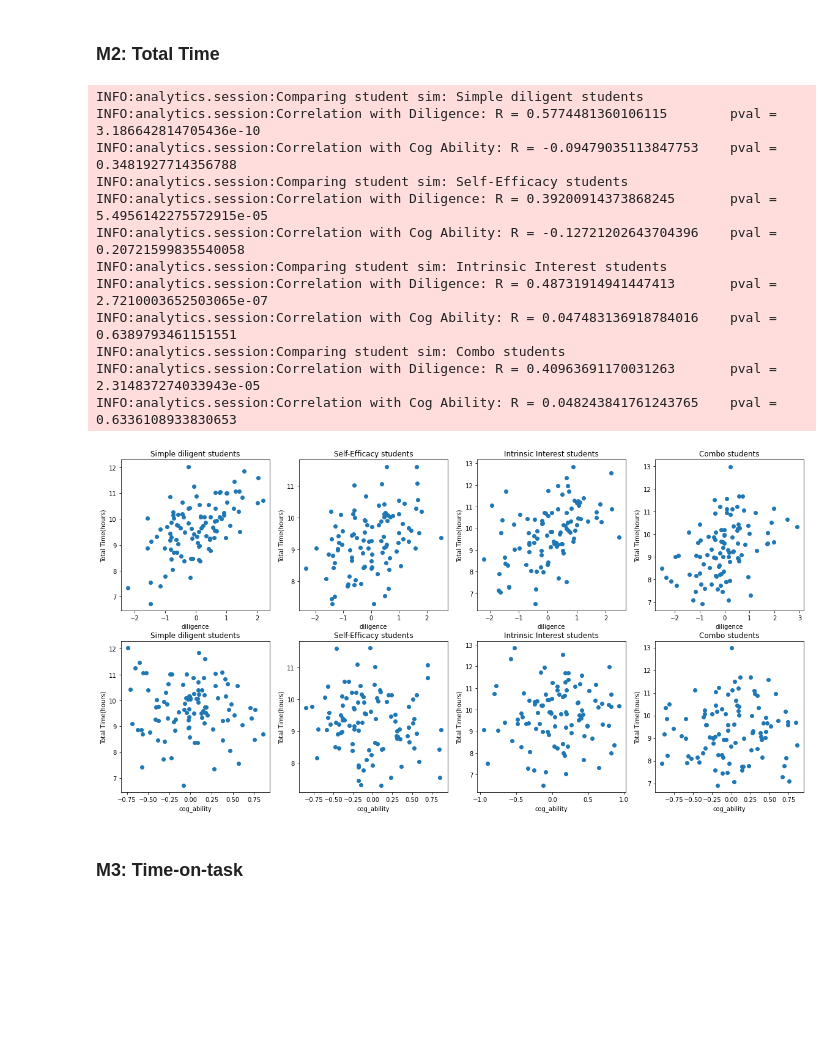
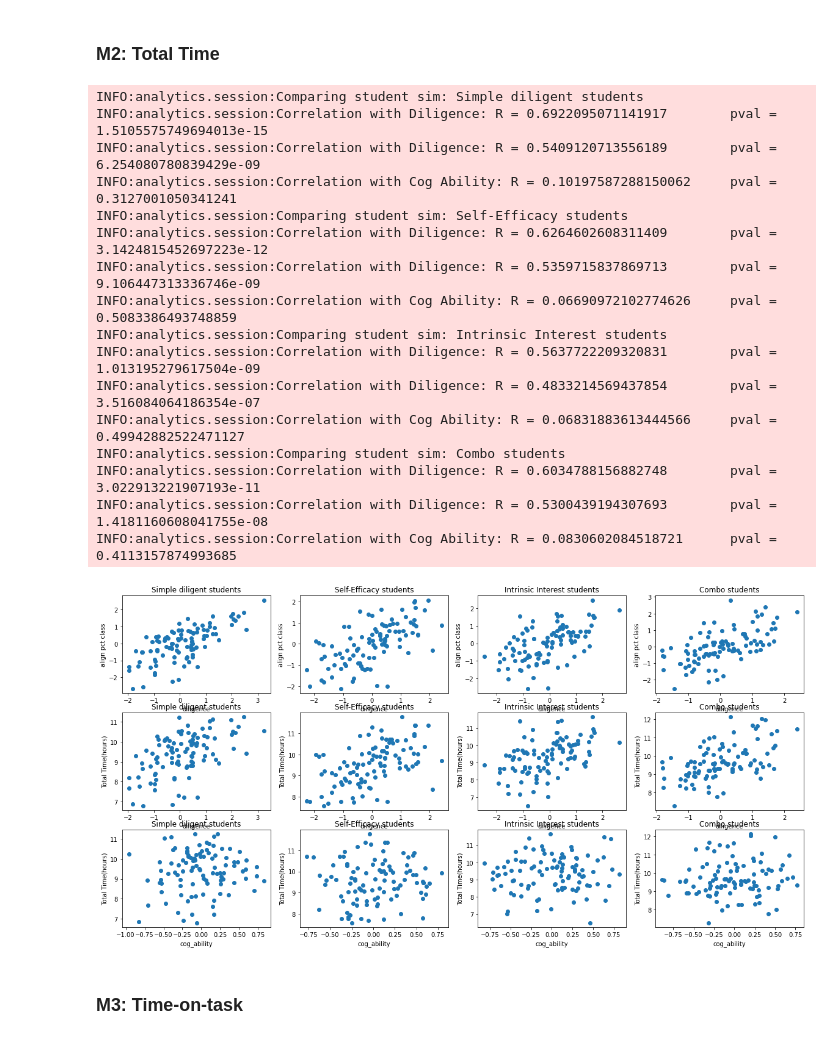
Before and after one commit to stevencdang/MotivSim, a Jupyter notebook: notebooks/Compare_Dil_est-3.ipynb, the cells around one changed output. Drawn from its saved outputs; the diff is of its cells as text; code cells hidden in the pictures; blank space fills up the shorter version.

```diff
--- a/notebooks/Compare_Dil_est-3.ipynb
+++ b/notebooks/Compare_Dil_est-3.ipynb
@@ -675,15 +864,23 @@ for desc in batch_descs:
 
     args = [session_calc.calc_stu_session_stats, sid, 50]
     ses_stats, runtime = batch_calc.time_calc(batch_calc.batch_calc, args)
-    logger.info(f"Calculated student activity stats: {ses_stats.shape}\tRuntime: {runtime} seconds")
+    logger.info(f"Calculated student session stats: {ses_stats.shape}\tRuntime: {runtime} seconds")
 
     args = [calc_stats, sid, 50]
     dil_stats, runtime = batch_calc.time_calc(batch_calc.batch_calc, args)
     logger.info(f"Calculated diligence stats: {dil_stats.shape}\tRuntime: {runtime} seconds")
 
+    args = [get_afm_steps, sid, 50]
+    afm_steps, runtime = batch_calc.time_calc(batch_calc.batch_calc, args)
+    logger.info(f"Calculated Step rollup for afm: {afm_steps.shape}\tRuntime: {runtime} seconds")
+
+#    stu_afm = run_afm(afm_steps)
+    stu_afm, runtime = batch_calc.time_calc(run_afm, [afm_steps])
+    logger.info(f"Calculated afm intercepts: {stu_afm.shape}\tRuntime: {runtime} seconds")
+
 
     stu_stats[desc] = pd.concat([sim_students, action_dist, tx_stats, ses_stats,
-                                 dil_stats], axis=1)
+                                 dil_stats, stu_afm], axis=1)
     logger.info(f"Merged new stats together: {stu_stats[desc].shape}")
 # %% [output]
 INFO:analytics.session:Starting calculation
@@ -707,0 +927,11 @@ INFO:analytics.session:Merged new stats together: (100, 68)
+# %%
+measures = ['pct class', 'Pct OffTask', 'start speed', 'early finish']
+cor_mat = {desc: pd.DataFrame(index=measures, columns = measures) for desc in batch_descs}
+for i, desc in enumerate(batch_descs):
+    logger.info(f"Comparing student sim: {desc}")
+    ss = stu_stats[desc]
+    for m_i in measures:
+        for m_j in measures:
+            corr, pval = pearsonr(ss[m_i],ss[m_j])
+            cor_mat[desc].loc[m_i, m_j] = corr
+    logger.info(f"\n{cor_mat[desc]}")
@@ -716,7 +964,7 @@ for i, desc in enumerate(batch_descs):
     ss = stu_stats[desc]
 
     xcol = "diligence"
-    ycol = "mean_detect_offtask"
+    ycol = "align Pct OffTask"
     X = ss[xcol]
     Y = ss[ycol]
     corr, pval = pearsonr(X,Y)
@@ -729,7 +977,7 @@ for i, desc in enumerate(batch_descs):
     plt.ylabel(ycol)
 
     xcol = "diligence"
-    ycol = "Pct OffTask"
+    ycol = "mean_detect_offtask"
     X = ss[xcol]
     Y = ss[ycol]
     corr, pval = pearsonr(X,Y)
@@ -780,44 +1028,62 @@ plt.figure(figsize=(5*n,10))
 for i, desc in enumerate(batch_descs):
     logger.info(f"Comparing student sim: {desc}")
     ss = stu_stats[desc]
+
+    xcol = "diligence"
+    ycol = "align pct class"
+    X = ss[xcol]
+    Y = ss[ycol]
+    corr, pval = pearsonr(X,Y)
+    logger.info(f"Correlation with Diligence: R = {corr}\t pval = {pval}")
+
+    plt.subplot(3,n,i+1)
+    plt.scatter(X, Y)
+    plt.title(desc)
+    plt.xlabel(xcol)
+    plt.ylabel(ycol)
+
     xcol = "diligence"
     ycol = "Total Time(hours)"
     X = ss[xcol]
     Y = ss[ycol]
     corr, pval = pearsonr(X,Y)
     logger.info(f"Correlation with Diligence: R = {corr}\t pval = {pval}")
 
-    plt.subplot(2,n,i+1)
+    plt.subplot(3,n,n+i+1)
     plt.scatter(X, Y)
     plt.title(desc)
     plt.xlabel(xcol)
     plt.ylabel(ycol)
 
     xcol = "cog_ability"
     X = ss[xcol]
     corr, pval = pearsonr(X,Y)
     logger.info(f"Correlation with Cog Ability: R = {corr}\t pval = {pval}")
 
-    plt.subplot(2,n,n+i+1)
+    plt.subplot(3,n,2*n+i+1)
     plt.scatter(X, Y)
     plt.title(desc)
     plt.xlabel(xcol)
     plt.ylabel(ycol)
 plt.show()
 # %% [output]
 INFO:analytics.session:Comparing student sim: Simple diligent students
-INFO:analytics.session:Correlation with Diligence: R = 0.5774481360106115        pval = 3.186642814705436e-10
-INFO:analytics.session:Correlation with Cog Ability: R = -0.09479035113847753    pval = 0.3481927714356788
+INFO:analytics.session:Correlation with Diligence: R = 0.6922095071141917        pval = 1.5105575749694013e-15
+INFO:analytics.session:Correlation with Diligence: R = 0.5409120713556189        pval = 6.254080780839429e-09
+INFO:analytics.session:Correlation with Cog Ability: R = 0.10197587288150062     pval = 0.3127001050341241
 INFO:analytics.session:Comparing student sim: Self-Efficacy students
-INFO:analytics.session:Correlation with Diligence: R = 0.39200914373868245       pval = 5.4956142275572915e-05
-INFO:analytics.session:Correlation with Cog Ability: R = -0.12721202643704396    pval = 0.20721599835540058
+INFO:analytics.session:Correlation with Diligence: R = 0.6264602608311409        pval = 3.1424815452697223e-12
+INFO:analytics.session:Correlation with Diligence: R = 0.5359715837869713        pval = 9.106447313336746e-09
+INFO:analytics.session:Correlation with Cog Ability: R = 0.06690972102774626     pval = 0.5083386493748859
 INFO:analytics.session:Comparing student sim: Intrinsic Interest students
-INFO:analytics.session:Correlation with Diligence: R = 0.48731914941447413       pval = 2.7210003652503065e-07
-INFO:analytics.session:Correlation with Cog Ability: R = 0.047483136918784016    pval = 0.6389793461151551
+INFO:analytics.session:Correlation with Diligence: R = 0.5637722209320831        pval = 1.013195279617504e-09
+INFO:analytics.session:Correlation with Diligence: R = 0.4833214569437854        pval = 3.516084064186354e-07
+INFO:analytics.session:Correlation with Cog Ability: R = 0.06831883613444566     pval = 0.49942882522471127
 INFO:analytics.session:Comparing student sim: Combo students
-INFO:analytics.session:Correlation with Diligence: R = 0.40963691170031263       pval = 2.314837274033943e-05
-INFO:analytics.session:Correlation with Cog Ability: R = 0.048243841761243765    pval = 0.6336108933830653
+INFO:analytics.session:Correlation with Diligence: R = 0.6034788156882748        pval = 3.022913221907193e-11
+INFO:analytics.session:Correlation with Diligence: R = 0.5300439194307693        pval = 1.4181160608041755e-08
+INFO:analytics.session:Correlation with Cog Ability: R = 0.0830602084518721      pval = 0.4113157874993685
-[figure, old version]
+[figure, new version]
 # %% [markdown]
 ### M3: Time-on-task
 # %%
```
Also changed, not shown: parts of 55 cells of this notebook, 8 other files.
